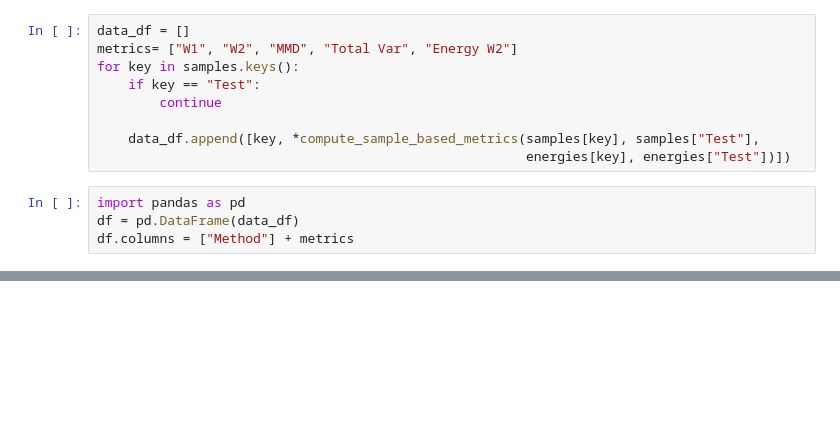
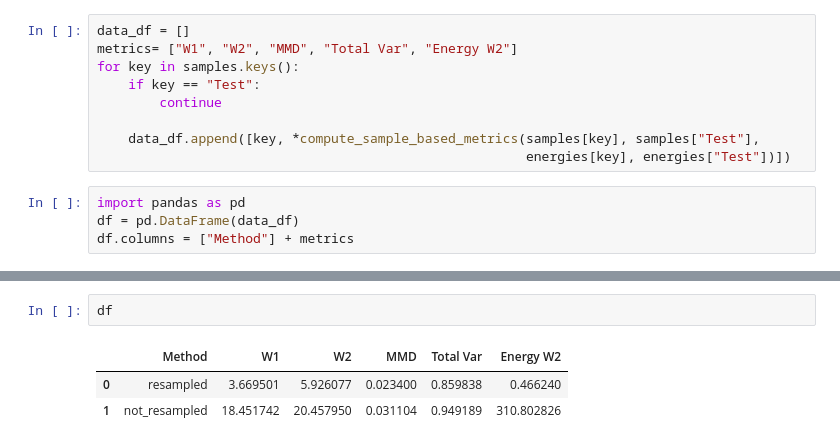
Before and after one commit to taraak/pita, a Jupyter notebook: runner/notebooks/gmm_temp_annealed_v3_true.ipynb, the cells around one changed output, grey strips where cells are left out. Saved outputs shown, nothing was run; the diff lists cells and outputs as text; blank space fills up the shorter version.

```diff
--- a/runner/notebooks/gmm_temp_annealed_v3_true.ipynb
+++ b/runner/notebooks/gmm_temp_annealed_v3_true.ipynb
@@ -362,0 +397,6 @@ df
+# %%
+df
+# %% [output]
+|  | Method | W1 | W2 | MMD | Total Var | Energy W2 |
+| 0 | resampled | 3.669501 | 5.926077 | 0.023400 | 0.859838 | 0.466240 |
+| 1 | not_resampled | 18.451742 | 20.457950 | 0.031104 | 0.949189 | 310.802826 |
```
Also changed, not shown: parts of 14 cells of this notebook.
